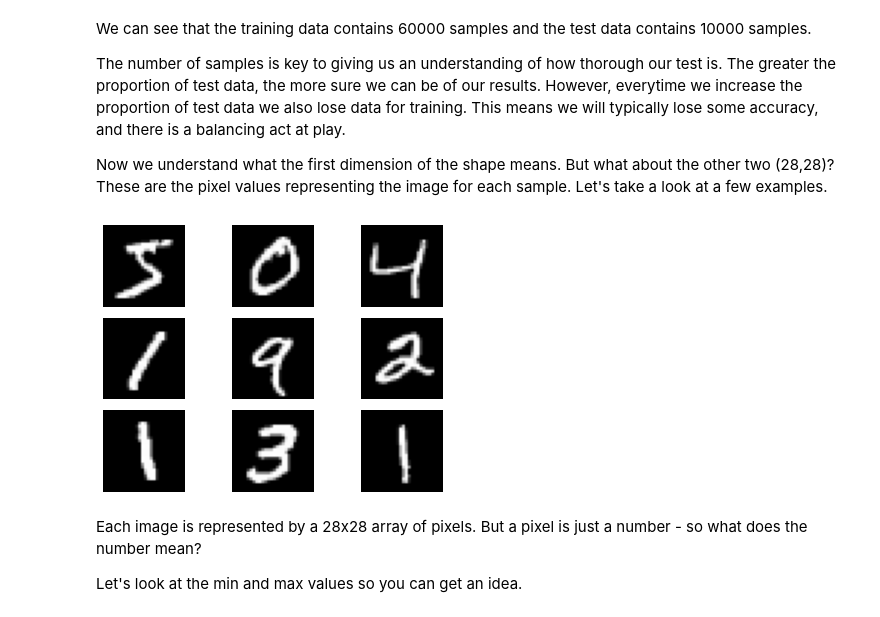
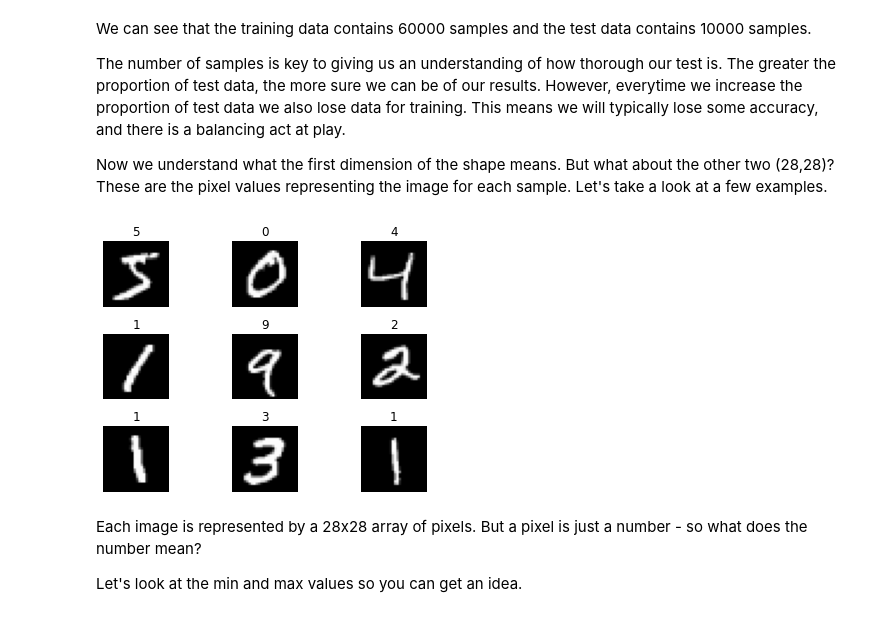
Before and after one commit to awassef/mnist_classifier, a Jupyter notebook: train_test.ipynb, the cells around one changed output. Drawn from its saved outputs; the diff is of its cells as text; code cells hidden in the pictures.

```diff
--- a/train_test.ipynb
+++ b/train_test.ipynb
@@ -75,14 +75,16 @@ The number of samples is key to giving us an understanding of how thorough our t
 Now we understand what the first dimension of the shape means. But what about the other two (28,28)? These are the pixel values representing the image for each sample. Let's take a look at a few examples.
 # %%
 for i in range(9):
-  plt.subplot(3,3,i+1)
-  plt.axis('off')
-  plt.imshow(x_train[i], cmap='gray')
+    plt.subplot(3,3,i+1)
+    plt.axis('off')
+    plt.imshow(x_train[i], cmap='gray')
+    plt.title(str(y_train[i]))
+
 
 # To align images without titles overlapping
 plt.tight_layout()
 # %% [output]
-[figure, old version]
+[figure, new version]
 # %% [markdown]
 Each image is represented by a 28x28 array of pixels. But a pixel is just a number - so what does the number mean?
 
```
Also changed, not shown: parts of 12 cells of this notebook.
